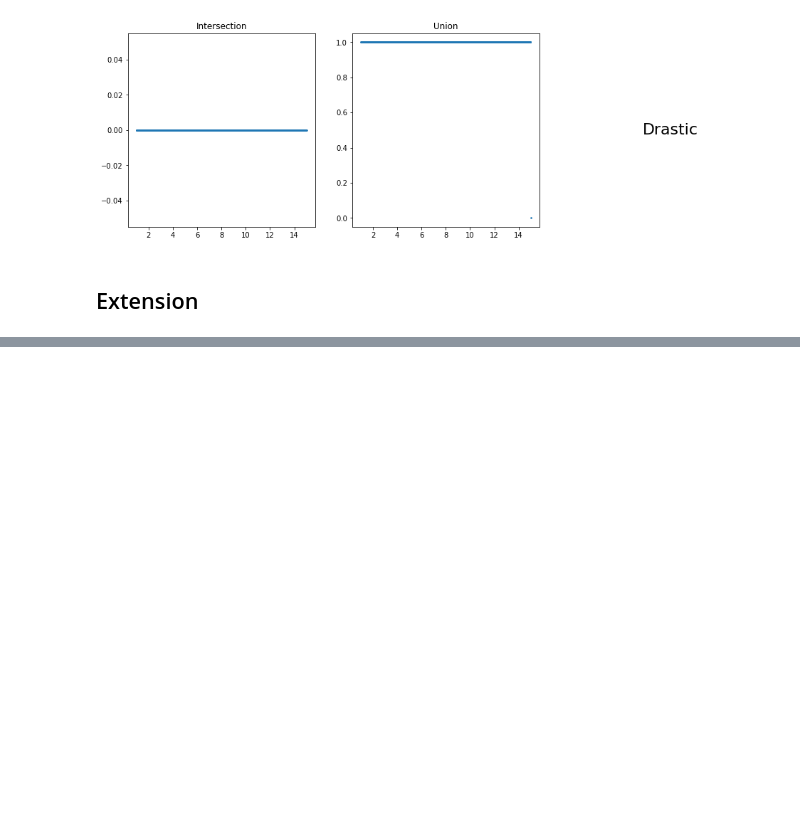
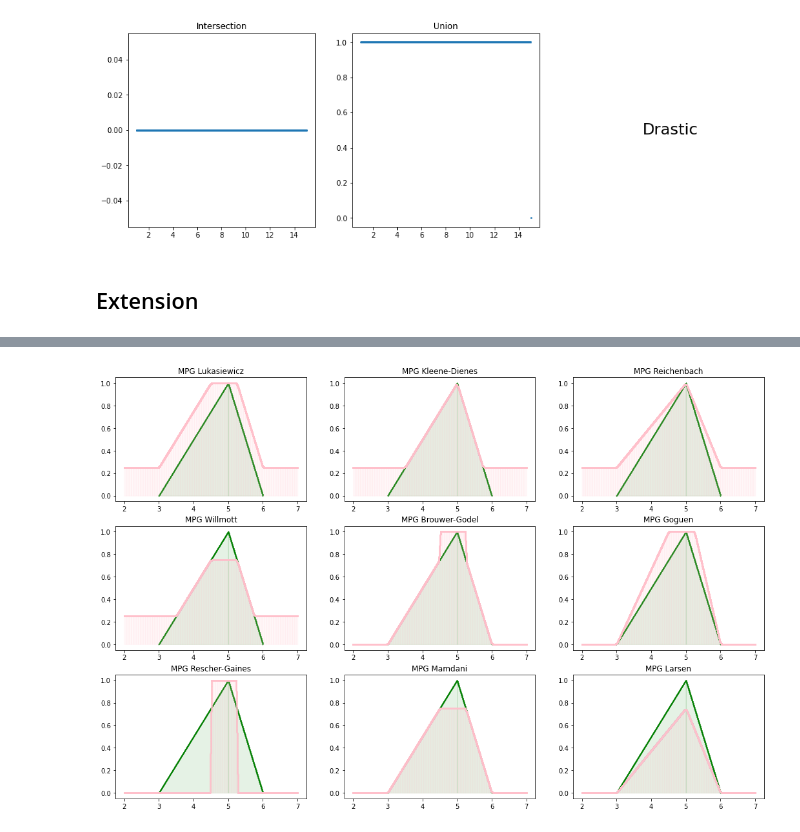
Before and after one commit to AmineYK/Explainable-Artificial-Intelligence, a Jupyter notebook: fuzzy_sets.ipynb, the cells around one changed output, grey strips where cells are left out. Saved outputs shown, nothing was run; the diff lists cells and outputs as text; code cells hidden in the pictures; blank space fills up the shorter version.

Commit message:
finishing fuzzy sets

```diff
--- a/fuzzy_sets.ipynb
+++ b/fuzzy_sets.ipynb
@@ -637,0 +556,46 @@ plt.show()
+# %%
+def fuzzy_implication(A, B, x0, implication_function):
+
+    membership_function_A = lambda x: np.interp(x, A[:, 0], A[:, 1])
+    membership_function_B = lambda x: np.interp(x, B[:, 0], B[:, 1])
+
+    implication_result = []
+
+    y_min = np.min(B[:, 0]) - 1
+    y_max = np.max(B[:, 0]) + 1
+    y_values = np.linspace(y_min, y_max, 100)
+
+    for y_i in y_values:
+        implication_result.append((y_i, implication_function(membership_function_A(x0), membership_function_B(y_i))))
+
+    return np.array(implication_result)
+# %%
+sef_A = np.array([(1, 0), (2, 1), (4, 0)])
+sef_B = np.array([(3, 0), (5, 1), (6, 0)])
+
+implication_functions = { "Lukasiewicz" : lambda a, b: np.minimum(1-a+b, 1) ,
+                         "Kleene-Dienes" : lambda a,b : np.maximum(1-a,b),
+                         "Reichenbach" : lambda a,b : 1-a+a*b,
+                         "Willmott" : lambda a,b : np.maximum(1-a,np.minimum(a,b)),
+                         "Brouwer-Godel" : lambda a,b : 1 if a <= b else b,
+                         "Goguen" : lambda a,b : 1 if a == 0 else np.minimum(b/a,1),
+                         "Rescher-Gaines" : lambda a,b : 1 if a <= b else 0 ,
+                         "Mamdani" : lambda a,b : np.minimum(a,b),
+                         "Larsen" : lambda a,b : a*b
+                        }
+# %%
+x0 = 2.5
+
+fig, axess = plt.subplots(3,3,figsize=(18,12))
+indices = [(0,0),(0,1),(0,2),(1,0),(1,1),(1,2),(2,0),(2,1),(2,2)]
+i = 0
+for name,func in implication_functions.items():
+
+    resultat_B0 = fuzzy_implication(sef_A,sef_B, x0, func)
+
+    display_membership(B,name,axess[indices[i]])
+    display_membership(resultat_B0,"MPG "+str(name),axess[indices[i]],'pink')
+
+    i += 1
+# %% [output]
+[figure, added]
```
Also changed, not shown: parts of 28 cells of this notebook.
